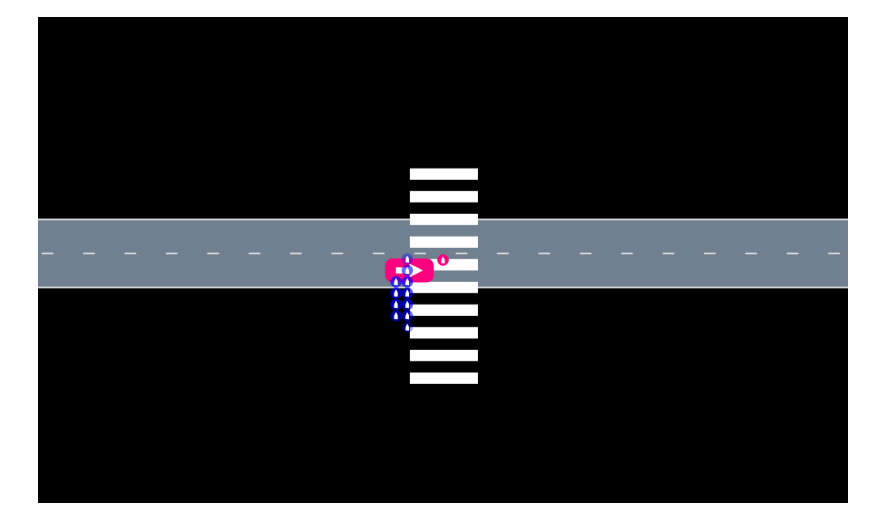
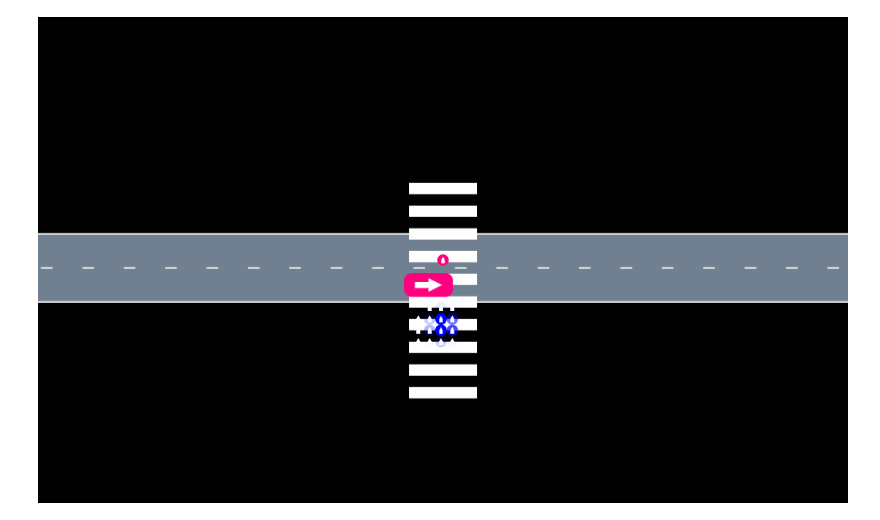
Before and after one commit to sisl/AutomotivePOMDPs.jl, a Jupyter notebook: docs/Frenet_Pedestrian_POMDP.ipynb, the cells around one changed output. Cells and saved outputs as stored; diff of their text form; code cells hidden in the pictures.

```diff
--- a/docs/Frenet_Pedestrian_POMDP.ipynb
+++ b/docs/Frenet_Pedestrian_POMDP.ipynb
@@ -315,12 +204,12 @@ SingleOCFState(0.0, 10.5, 9.0, -0.5, 1.57, 2.0)=>4.152461680660609e-22
 # %%
-i = 2
+i = 3
 scene = rec[0]
 bel = belief[i]
 belief_overlay = BeliefOverlay(belief=bel, ego_vehicle=ego_vehicle[i])
 
 AutoViz.render(rec[-1], env, SceneOverlay[belief_overlay], cam=CarFollowCamera(2,14.0))
 # %% [output]
-[figure, old version]
+[figure, new version]
 # %%
 include("../src/pedestrian_crossing/pomdp_types.jl")
 include("../src/pedestrian_crossing/spaces.jl")
```
Also changed, not shown: parts of 7 cells of this notebook, 8 other files.
